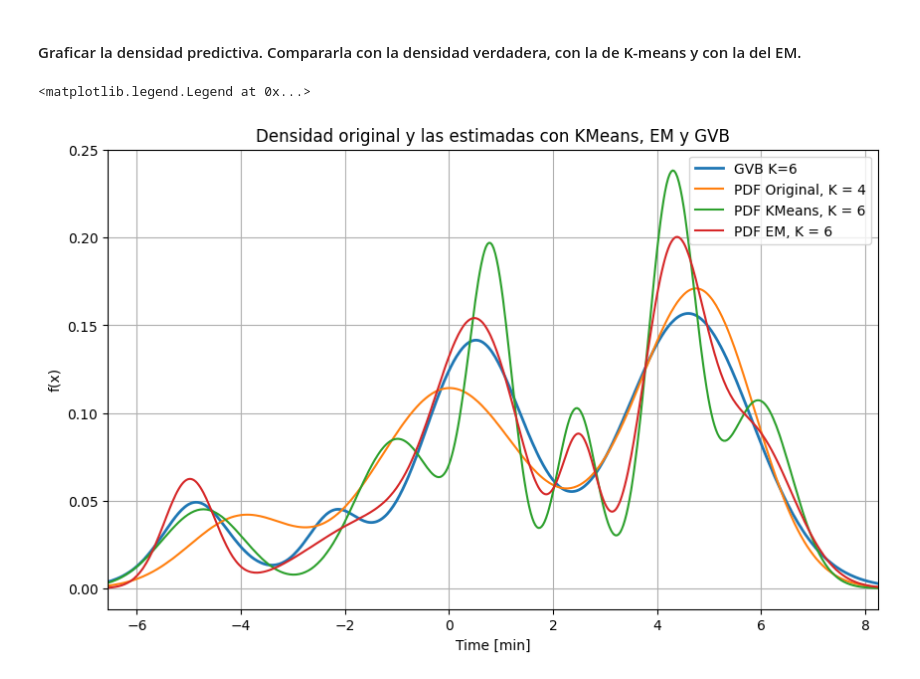
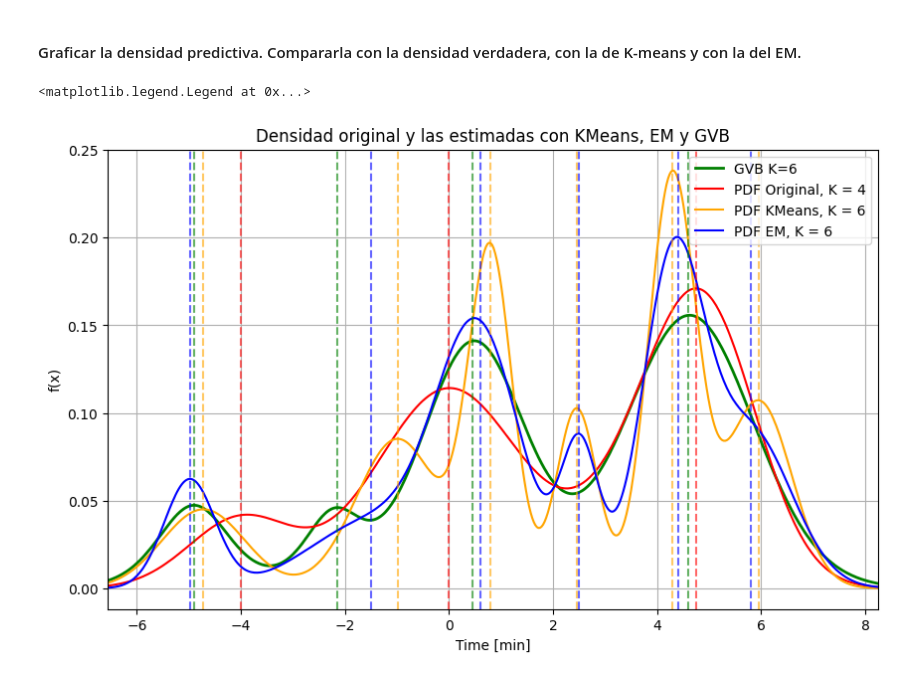
Before and after one commit to Jsar9/Signal-Processing-Workshop, a Jupyter notebook: TPs/TP10/TP10_SARMIENTO_104241.ipynb, the cells around one changed output. Cells and saved outputs as stored; diff of their text form; code cells hidden in the pictures.

```diff
--- a/TPs/TP10/TP10_SARMIENTO_104241.ipynb
+++ b/TPs/TP10/TP10_SARMIENTO_104241.ipynb
@@ -346,7 +346,7 @@ vlines1 = [original_means[0], original_means[1], 4.75]
 vlines2 = means_kmeans.tolist()
 
 color1 = 'red'
-color2 = 'orange'
+color2 = 'green'
 
 plt.figure(figsize=(10,8))
 plt.plot(x_plot,original_pdf, label = f'pdf original, K= {K_original}', color = color1)
@@ -748,0 +704,12 @@ $$
+# %%
+
+# Esta función calcula la pdf de la distribución t de Student
+def student_t_pdf(X, mu, Lambda, nu ):
+
+    coef = gamma((nu + 1)/2) / gamma(nu/2)
+    coef *= np.sqrt(Lambda / (np.pi * nu))
+
+    term = 1 + (Lambda * (X - mu)**2) / nu
+    expo = - (nu + 1)/2
+
+    return coef * term**expo
@@ -1035,48 +1033,59 @@ En este caso, las densidades por separado de los parámetros de GVB obtenidos, t
 # %%
 x_plot = np.linspace(X.min()-1, X.max()+1, n_plot)
 
-# Se define la cantidad de muestras de los parámetros
-S = 100
-
-# Se define el tamaño de los datos de la pdf a graficar para que coincida con x_plot
-pdf_gvb = np.zeros_like(x_plot)
+# Se obtiene la densidad predictiva
+predictive_gvb = gvb_model.predictive_gvb(x_plot)
 
 
-for s in range(S):
-
-    # Se obtienen parámetros de tamaños (K,)
-    weights_gvb, means_gvb, lambdas = gvb_model.sample_parameters()
-
-    # Se genera un array de ceros de tamaño n_plot
-    mix_pdf = np.zeros_like(x_plot)
-
-    # Se suman las K componentes, utilizando los K parámetros para las gaussianas
-    # es decir, se calcula la mezcla de las K gaussianas para la muestra s
-    for k in range(K_gvb):
-        comp = gaussian_pdf(x_plot, means_gvb[k], np.sqrt(1/lambdas[k]))
-        mix_pdf += weights_gvb[k] * comp
 
 
-    # Se suma en la pdf final, el resultado de la iteración (se suman las S mezclas)
-    pdf_gvb += mix_pdf
 
-# Se normaliza dividiendo por la cantidad de muestras de las gaussianas utilizadas
-pdf_gvb /= S
+vlines1 = [original_means[0], original_means[1], 4.75]
+vlines2 = means_kmeans.tolist()
+vlines3 = [5.8,4.4,-1.5,2.5,0.6,-4.98]
+vlines4 = [-4.9,-2.15,0.45,4.6]
+
+color1 = 'red'
+color2 = 'orange'
+color3 = 'blue'
+color4 = 'green'
 
 plt.figure(figsize=(10,6))
 
-plt.plot(x_plot, pdf_gvb, label='GVB K=6', linewidth=2)
-plt.plot(x_plot,pdf_original, label =f'PDF Original, K = {K_original}')
-plt.plot(x_plot, pdf_kmeans, label = f'PDF KMeans, K = {K_kmeans}')
-plt.plot(x_plot,pdf_em, label = f'PDF EM, K = {K_em}')
+vlines_gvb = []
+stem_gvb = []
+colors = ['green','red','orange']
+
+plt.plot(x_plot, predictive_gvb, label='GVB K=6', linewidth=2, color=color4)
+plt.plot(x_plot,pdf_original, label =f'PDF Original, K = {K_original}', color= color1)
+plt.plot(x_plot, pdf_kmeans, label = f'PDF KMeans, K = {K_kmeans}', color = color2)
+plt.plot(x_plot,pdf_em, label = f'PDF EM, K = {K_em}', color = color3)
+
+
+#### Se grafican las lineas verticales y se reinician los colores
+plt.gca().set_prop_cycle(None)
+
+for v in vlines1:
+    plt.axvline(v, color=color1, linestyle="--", alpha=0.6)
+
+for v in vlines2:
+    plt.axvline(v, color=color2, linestyle="--", alpha=0.6)
+
+for v in vlines3:
+    plt.axvline(v, color=color3, linestyle="--", alpha=0.6)
+
+for v in vlines4:
+    plt.axvline(v, color=color4, linestyle="--", alpha=0.6)
+
+
 plt.xlim([np.min(x_plot), np.max(x_plot)])
 plt.xlim([np.min(x_plot), np.max(x_plot)])
 plt.title('Densidad original y las estimadas con KMeans, EM y GVB')
 plt.xlabel('Time [min]')
 plt.ylabel('f(x)')
 plt.grid()
 plt.legend()
 # %% [output]
 <matplotlib.legend.Legend at 0x...>
-[figure, old version]
+[figure, new version]
 # %% [markdown]
```
Also changed, not shown: parts of 8 cells of this notebook, 3 other files.
